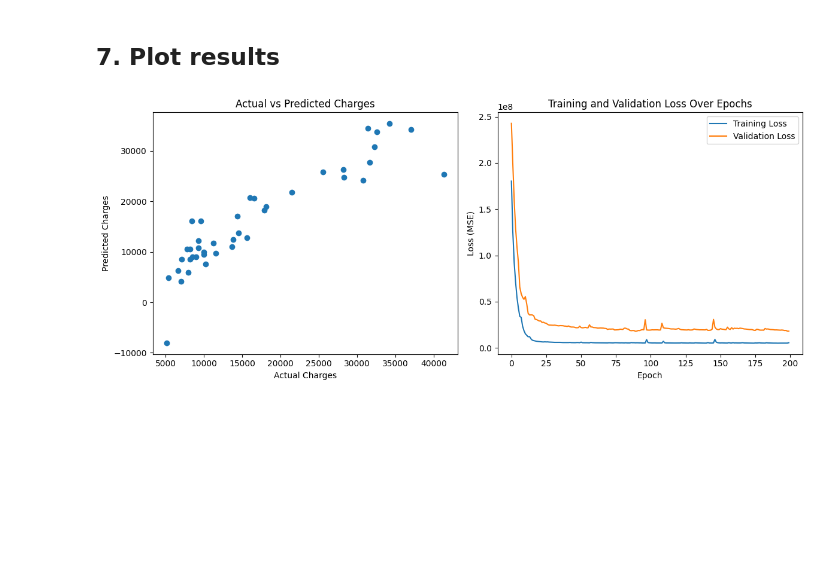
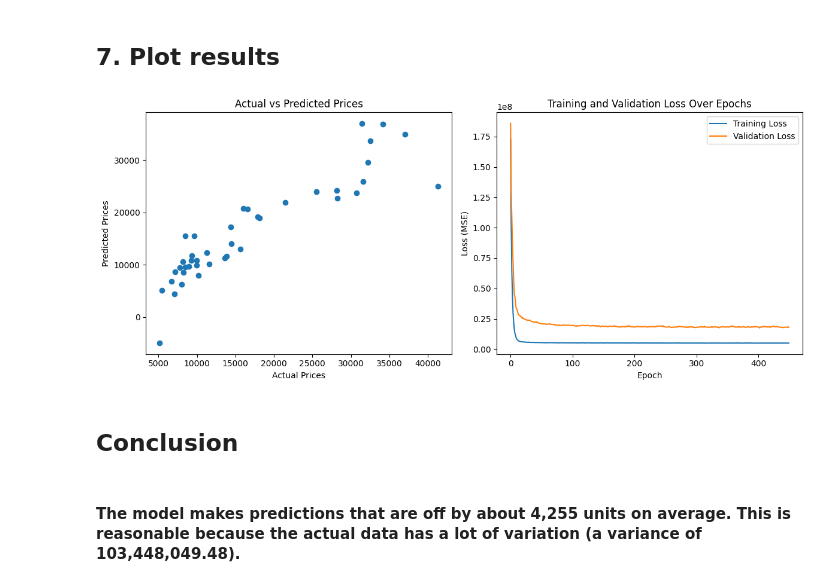
Before and after one commit to juma-paul/deep_learning, a Jupyter notebook: LinearRegressionAsASingleNeuronNN.ipynb, the cells around one changed output. Saved outputs shown, nothing was run; the diff lists cells and outputs as text; code cells hidden in the pictures; blank space fills up the shorter version.

Commit message:
Finalized model

```diff
--- a/LinearRegressionAsASingleNeuronNN.ipynb
+++ b/LinearRegressionAsASingleNeuronNN.ipynb
@@ -229,7 +231,7 @@ model = tf.keras.models.Sequential([
 ## 5. Compile the model
 # %%
 model.compile(
-        optimizer=tf.keras.optimizers.SGD(learning_rate=0.01),
+        optimizer=tf.keras.optimizers.SGD(learning_rate=0.02),
         loss='mean_squared_error'
     )
 # %% [markdown]
@@ -237,8 +239,8 @@ model.compile(
 # %%
 history = model.fit(
         X_train, y_train,
-        epochs=200,
-        batch_size=23,
+        epochs=450,
+        batch_size=30,
         validation_data=(X_test, y_test),
         verbose=0
     )
@@ -256,22 +268,27 @@ y_pred = model.predict(X_test)
 # %%
 # Plot the predicted vs actual values
 plt.figure(figsize=(12, 5))
 plt.subplot(1, 2, 1)
+
 plt.scatter(y_test, y_pred)
-plt.xlabel('Actual Charges')
-plt.ylabel('Predicted Charges')
-plt.title('Actual vs Predicted Charges')
+plt.xlabel('Actual Prices')
+plt.ylabel('Predicted Prices')
+plt.title('Actual vs Predicted Prices')
 
 # Plot the training loss
 plt.subplot(1, 2, 2)
 plt.plot(history.history['loss'], label='Training Loss')
 plt.plot(history.history['val_loss'], label='Validation Loss')
 plt.xlabel('Epoch')
 plt.ylabel('Loss (MSE)')
 plt.title('Training and Validation Loss Over Epochs')
 plt.legend()
 
 plt.tight_layout()
 plt.show()
 # %% [output]
-[figure, old version]
+[figure, new version]
+# %% [markdown]
+## Conclusion
+# %% [markdown]
+#### The model makes predictions that are off by about 4,255 units on average. This is reasonable because the actual data has a lot of variation (a variance of 103,448,049.48).
```
Also changed, not shown: parts of 6 cells of this notebook.
